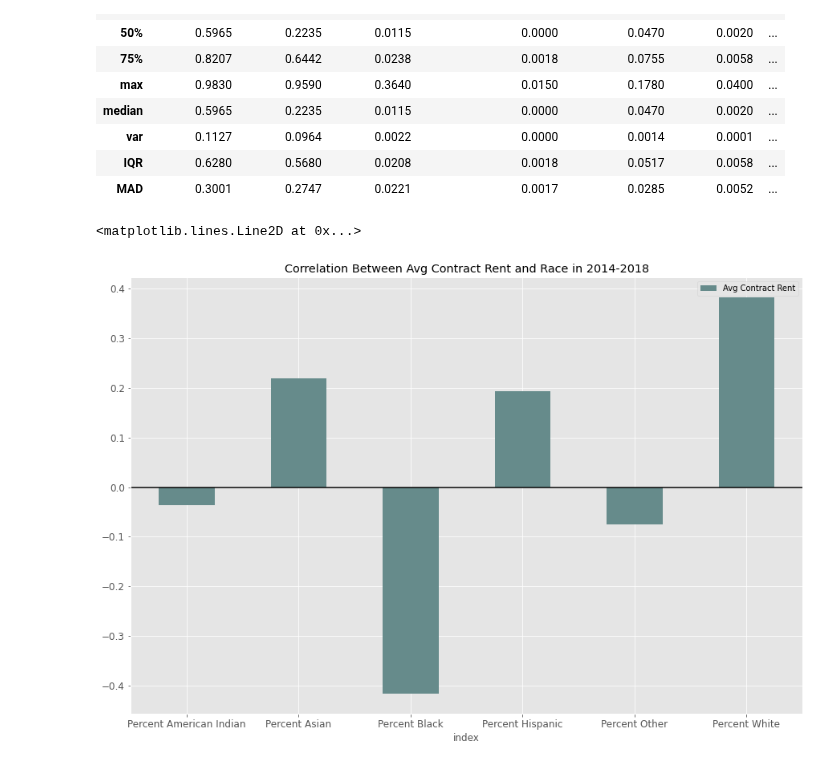
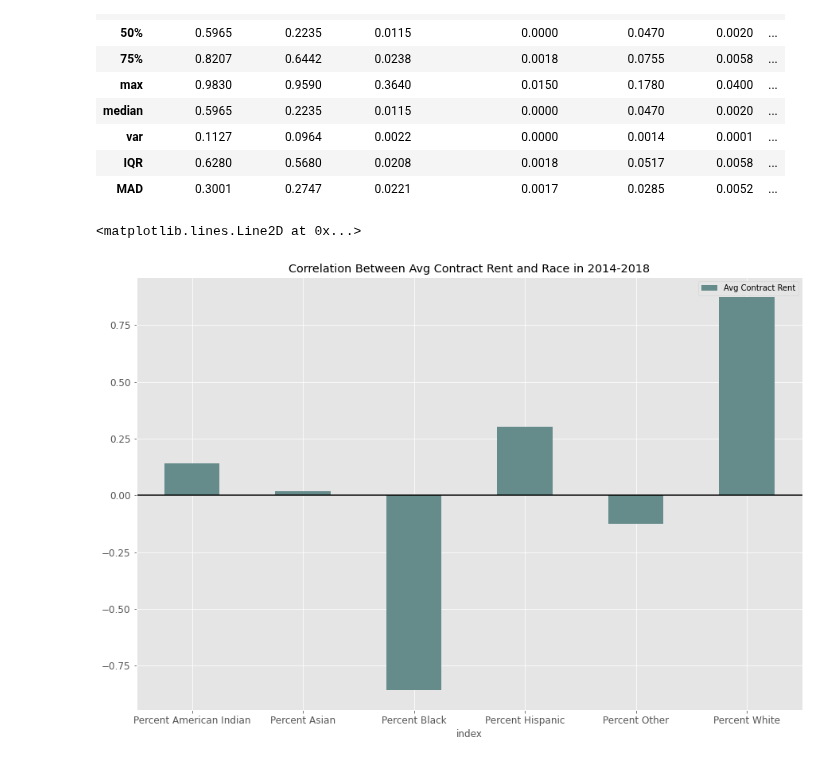
Before and after one commit to leosimanonok/DataScienceFinalTutorial, a Jupyter notebook: Leah.ipynb, the cells around one changed output. Cells and saved outputs as stored; diff of their text form; code cells hidden in the pictures.

```diff
--- a/Leah.ipynb
+++ b/Leah.ipynb
@@ -337,30 +337,27 @@ stats_2018
 # %%
 #Create dataframe comparing race and rent
 race_rent = avg_rent_df.merge(race_df, how='outer', on='Neighborhood')
-
-#Find the correlation between average contract rent and percentage of each race
-race_rent.corr()['Avg Contract Rent in 2014-2018']
 
 race_rent_2018 = race_df.filter(regex='201.$',axis=1)
 race_rent_2018.columns = cols
 race_rent_2018['Neighborhood'] = race_df['Neighborhood']
 race_rent_2018['Year'] = '2014-2018'
 race_rent_2018['Avg Contract Rent'] = race_rent['Avg Contract Rent in 2014-2018'].replace(
-                                                                                '$NaN', np.nan).dropna()
+                                                                    'na', np.nan).dropna().astype(float)
 
 #correlation dataset for 2000 and 2014-2018
 corr_2018 = pd.DataFrame(race_rent_2018.corr()['Avg Contract Rent']).reset_index()
 
 
 #Make column names more readable and drop Avg Household Inc's comparison with itself which is always 1
 corr_2018.drop(6, inplace=True)
 
 #Plot the pivot table with the appropriate Labels
 corr_2018.pivot_table(index='index',
                     values = ['Avg Contract Rent']).plot.bar(
                     title='Correlation Between Avg Contract Rent and Race in 2014-2018',
                     figsize=(15,10), fontsize='large', rot=0, color='#668B8B').axhline(y=0,
                                                                                         color='black')
 # %% [output]
 <matplotlib.lines.Line2D at 0x...>
-[figure, old version]
+[figure, new version]
```
Also changed, not shown: parts of 3 cells of this notebook, 1 other file.
